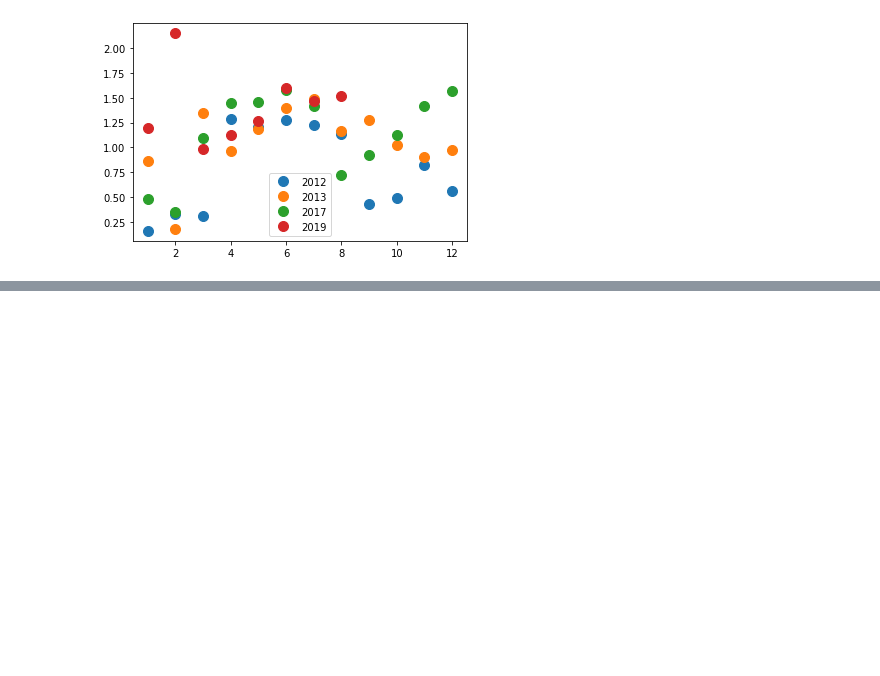
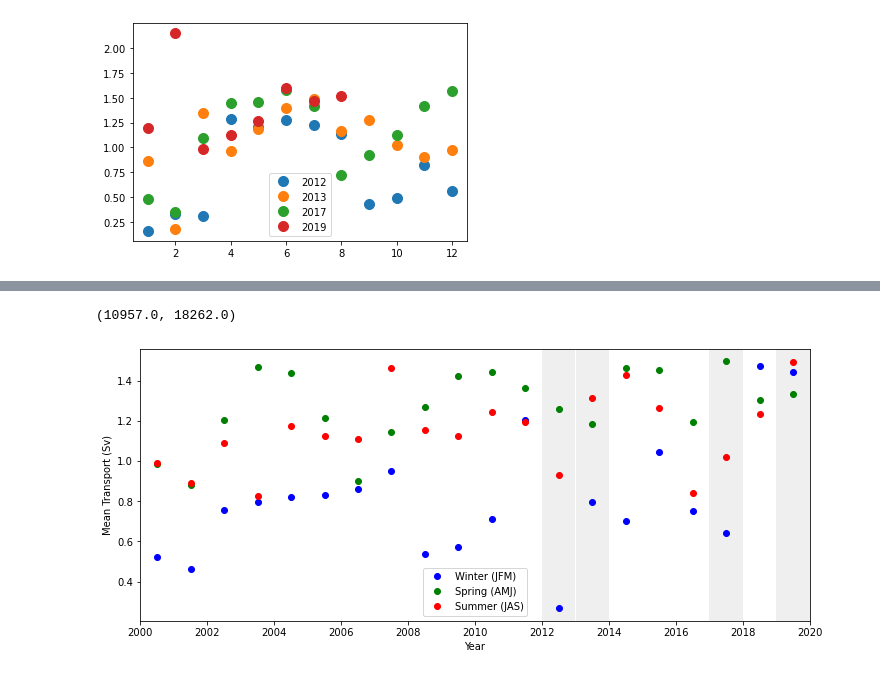
Before and after one commit to leviner/ChukchiTimeSeries, a Jupyter notebook: code/F6_transport.ipynb, the cells around one changed output, grey strips where cells are left out. Saved outputs shown, nothing was run; the diff lists cells and outputs as text; code cells hidden in the pictures; blank space fills up the shorter version.

```diff
--- a/code/F6_transport.ipynb
+++ b/code/F6_transport.ipynb
@@ -283,0 +320,10 @@ plt.legend(['2012','2013','2017','2019'])
+# %%
+import matplotlib.pyplot as plt
+from matplotlib.patches import Rectangle
+from datetime import datetime
+
+df = pd.read_table('../data/physicalData/beringStrait/BeringStrait_Monthlymeans_TRANSPORT_Jan2021.txt',names = ['mooring','year','month','meanTr','errorTr','meanTrC','errorTrC'],skiprows=50,delim_whitespace=True,header=None)
+df['month'] = df.month.astype(str)
+df['year'] = df.year.astype(str)
+df['monthYear'] = df.month+'-'+df.year
+df['monthYear'] = pd.to_datetime(df.monthYear,format='%m-%Y')
@@ -283,0 +346,26 @@ plt.legend(['2012','2013','2017','2019'])
+# %%
+fig = plt.figure(figsize = (12,5))
+dfW = df[(df.monthYear.dt.month >= 1)& (df.monthYear.dt.month <= 3)& (df.monthYear.dt.year != 1997)] # Winter
+dfW = dfW.set_index('monthYear').resample('1Y').mean()
+
+dfSp = df[(df.monthYear.dt.month >= 4)& (df.monthYear.dt.month <= 6)& (df.monthYear.dt.year != 1997)] # Spring
+dfSp = dfSp.set_index('monthYear').resample('1Y').mean()
+
+dfSu = df[(df.monthYear.dt.month >= 7)& (df.monthYear.dt.month <= 9)& (df.monthYear.dt.year != 1997)] # Summer
+dfSu = dfSu.set_index('monthYear').resample('1Y').mean()
+
+ax = plt.subplot(111)
+ax.plot(dfW.index-pd.Timedelta(days=180),dfW.meanTrC,'o',color='b')
+ax.plot(dfW.index-pd.Timedelta(days=180),dfSp.meanTrC,'o',color='green')
+ax.plot(dfW.index-pd.Timedelta(days=180),dfSu.meanTrC,'o',color='red')
+#ax.plot(df.monthYear,df.meanT,color = 'grey')
+for year in [2012,2013,2017,2019]:
+    rect =Rectangle((pd.to_datetime(year,format='%Y'),ax.get_ylim()[0]),pd.Timedelta(days=365),ax.get_ylim()[1]-ax.get_ylim()[0],edgecolor='None',facecolor="lightgray",alpha=0.35)
+    ax.add_patch(rect)
+plt.legend(['Winter (JFM)','Spring (AMJ)','Summer (JAS)'])
+plt.xlabel('Year')
+plt.ylabel('Mean Transport (Sv)')
+plt.xlim(pd.to_datetime(2000,format='%Y'),pd.to_datetime(2020,format='%Y'))
+# %% [output]
+(10957.0, 18262.0)
+[figure, added]
```
Also changed, not shown: parts of 3 cells of this notebook, 2 other files.
